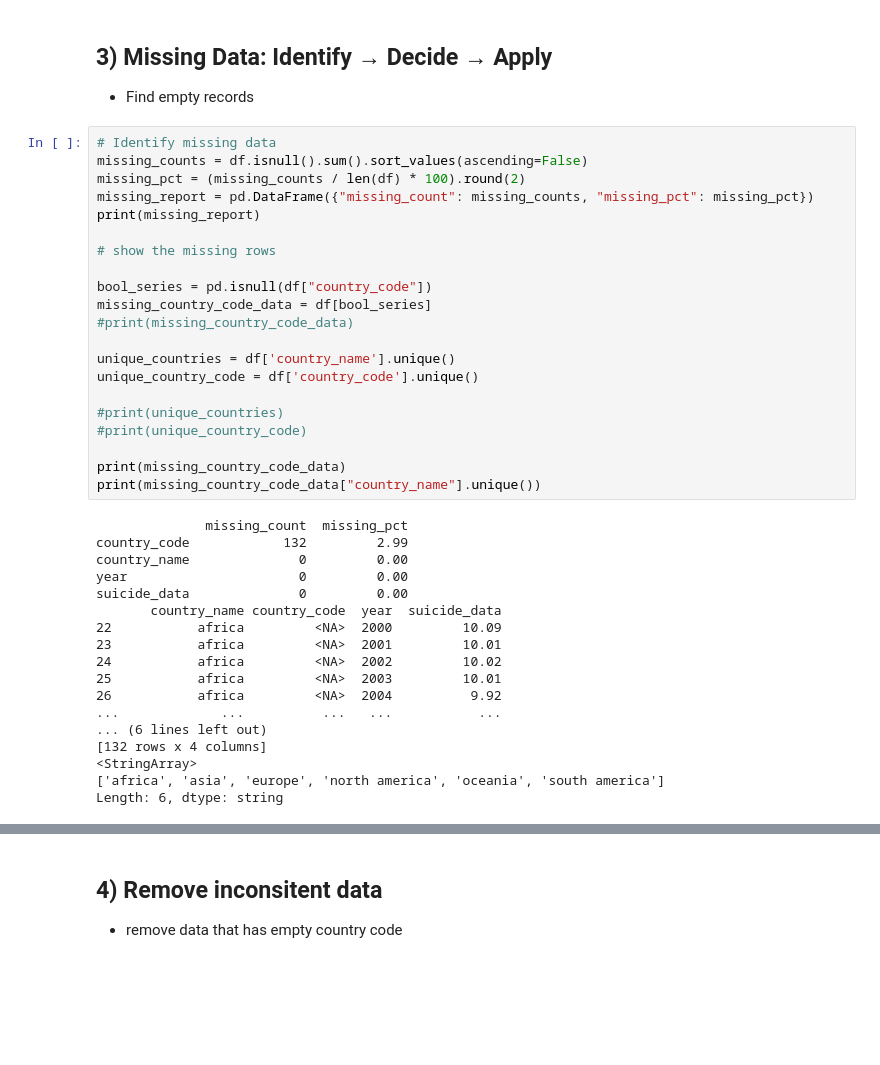
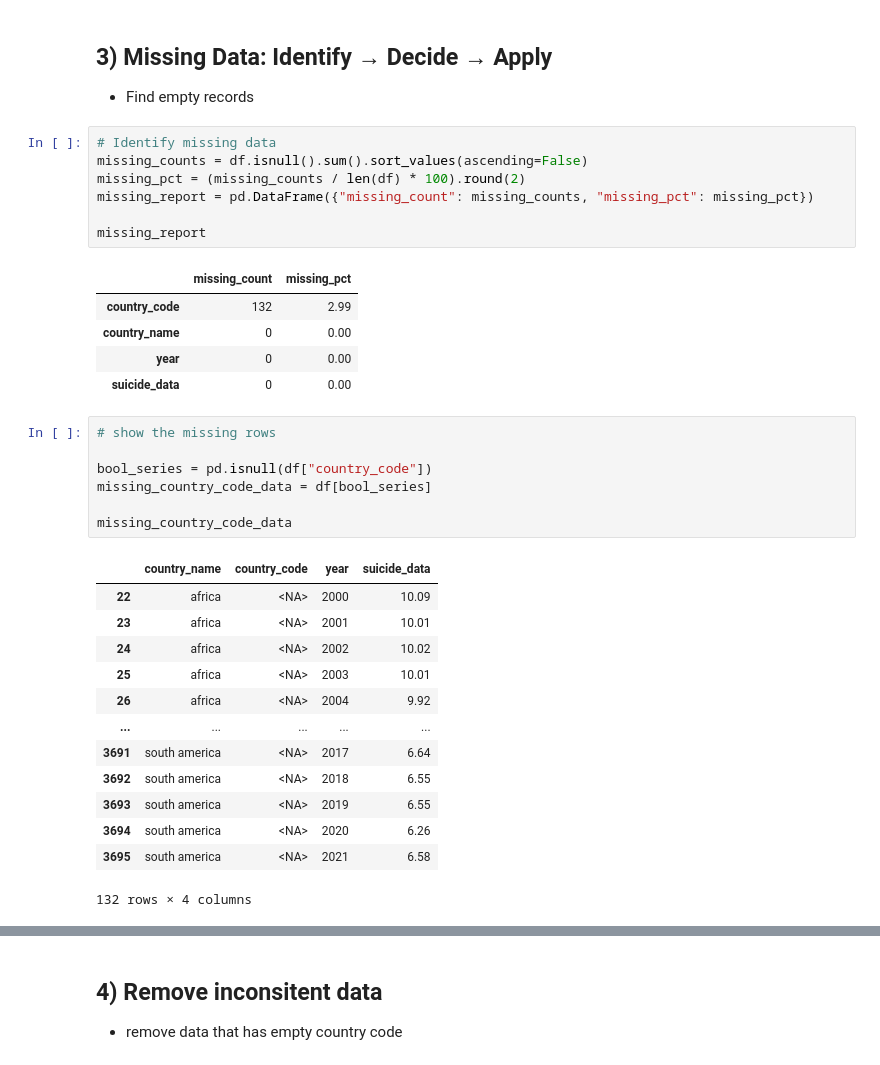
Before and after one commit to SivaneshN/RCA_Tools_And_Methods, a Jupyter notebook: notebooks/clean_suicide_data.ipynb, the cells around one changed output, grey strips where cells are left out. Saved outputs shown, nothing was run; the diff lists cells and outputs as text; blank space fills up the shorter version.

```diff
--- a/notebooks/clean_suicide_data.ipynb
+++ b/notebooks/clean_suicide_data.ipynb
@@ -79,37 +84,32 @@ print(df)                   #shows first 5 and last 5 data from datasets
 missing_counts = df.isnull().sum().sort_values(ascending=False)
 missing_pct = (missing_counts / len(df) * 100).round(2)
 missing_report = pd.DataFrame({"missing_count": missing_counts, "missing_pct": missing_pct})
-print(missing_report)
 
-# show the missing rows
-
-bool_series = pd.isnull(df["country_code"])
-missing_country_code_data = df[bool_series]
-#print(missing_country_code_data)
-
-unique_countries = df['country_name'].unique()
-unique_country_code = df['country_code'].unique()
-
-#print(unique_countries)
-#print(unique_country_code)
-
-print(missing_country_code_data)
-print(missing_country_code_data["country_name"].unique())
+missing_report
 # %% [output]
-              missing_count  missing_pct
-country_code            132         2.99
-country_name              0         0.00
-year                      0         0.00
-suicide_data              0         0.00
-       country_name country_code  year  suicide_data
-22           africa         <NA>  2000         10.09
-23           africa         <NA>  2001         10.01
-24           africa         <NA>  2002         10.02
-25           africa         <NA>  2003         10.01
-26           africa         <NA>  2004          9.92
-...             ...          ...   ...           ...
-... (6 lines left out)
-[132 rows x 4 columns]
-<StringArray>
-['africa', 'asia', 'europe', 'north america', 'oceania', 'south america']
-Length: 6, dtype: string
+|  | missing_count | missing_pct |
+| country_code | 132 | 2.99 |
+| country_name | 0 | 0.00 |
+| year | 0 | 0.00 |
+| suicide_data | 0 | 0.00 |
+# %%
+# show the missing rows
+
+bool_series = pd.isnull(df["country_code"])
+missing_country_code_data = df[bool_series]
+
+missing_country_code_data
+# %% [output]
+|  | country_name | country_code | year | suicide_data |
+| 22 | africa | <NA> | 2000 | 10.09 |
+| 23 | africa | <NA> | 2001 | 10.01 |
+| 24 | africa | <NA> | 2002 | 10.02 |
+| 25 | africa | <NA> | 2003 | 10.01 |
+| 26 | africa | <NA> | 2004 | 9.92 |
+| ... | ... | ... | ... | ... |
+| 3691 | south america | <NA> | 2017 | 6.64 |
+| 3692 | south america | <NA> | 2018 | 6.55 |
+| 3693 | south america | <NA> | 2019 | 6.55 |
+| 3694 | south america | <NA> | 2020 | 6.26 |
+| 3695 | south america | <NA> | 2021 | 6.58 |
+132 rows × 4 columns
```
Also changed, not shown: parts of 10 cells of this notebook, 3 other files.
